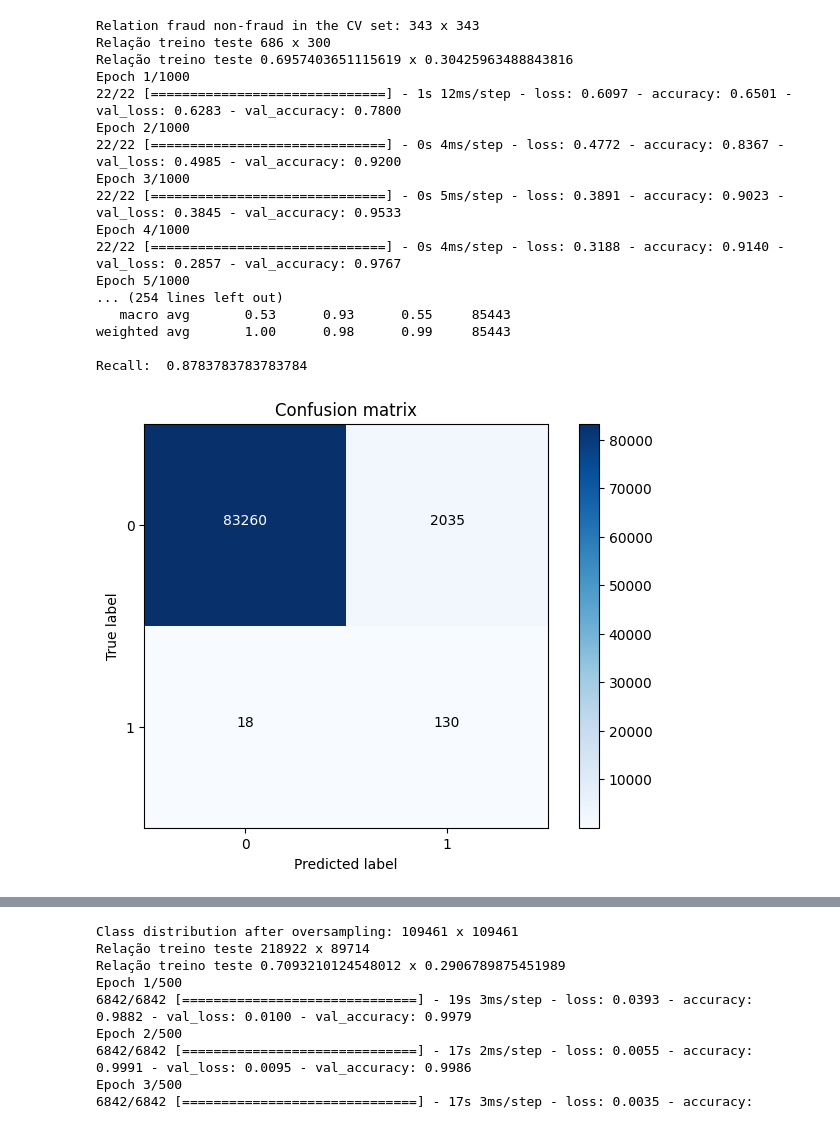
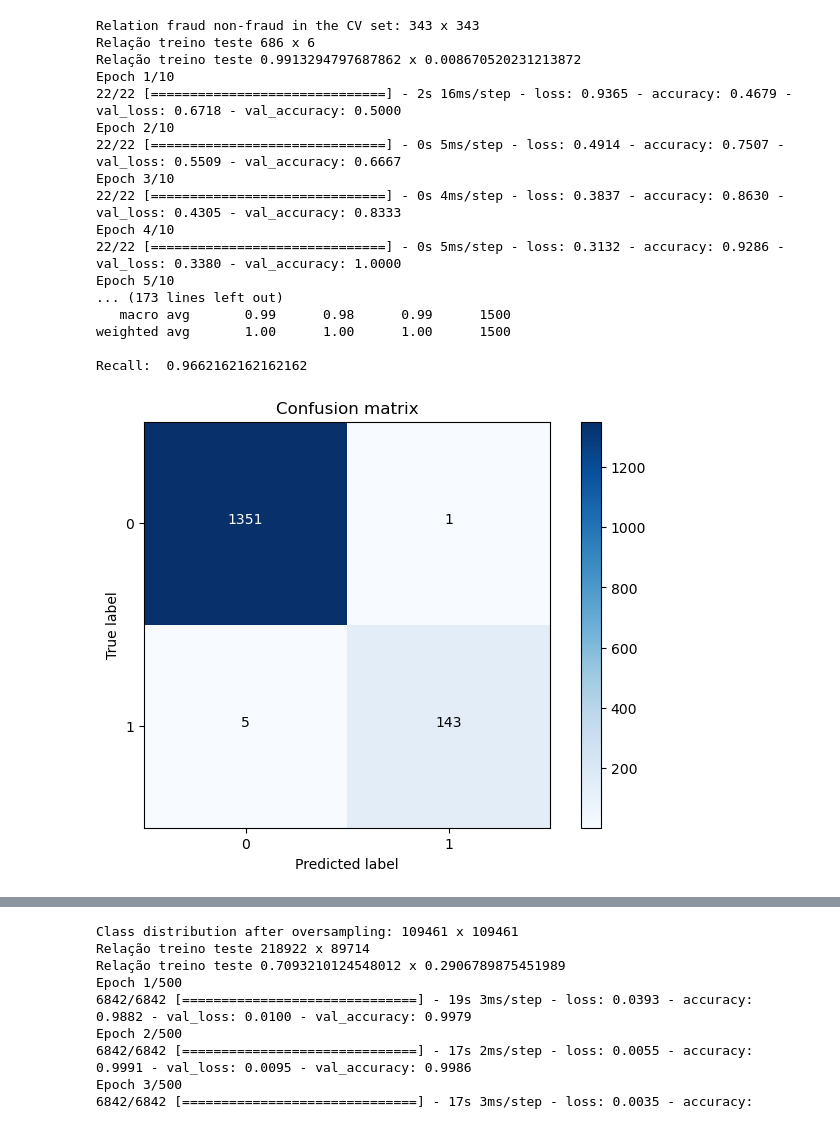
Before and after one commit to Rahafzsh/Fraud-Detection-using-DL, a Jupyter notebook: ic-work-neural.ipynb, the cells around one changed output, grey strips where cells are left out. Saved outputs shown, nothing was run; the diff lists cells and outputs as text; code cells hidden in the pictures.

```diff
--- a/ic-work-neural.ipynb
+++ b/ic-work-neural.ipynb
@@ -7,7 +7,7 @@ import pandas as pd
 import matplotlib.pyplot as plt
 
 # Load the credit card data
-data = pd.read_csv('/kaggle/input/creditcardfraud/creditcard.csv')
+data = pd.read_csv('Datasets\FinalCreditCard.csv')
 
 fraudulent = data[data['Class'] == 1]
 non_fraudulent = data[data['Class'] == 0]
@@ -207,55 +207,55 @@ for train_val_index, test_val_index in sss.split(original_Xtrain, original_ytrai
 
     # Fit the model
     early_stop = EarlyStopping(monitor='val_loss', mode='min', verbose=1, patience=10)
-    history = model.fit(x=X_train_scaled, y=y_train_resampled, epochs=1000, validation_data=(X_val_scaled, y_val),
+    history = model.fit(x=X_train_scaled, y=y_train_resampled, epochs=10, validation_data=(X_val_scaled, y_val),
                         callbacks=[early_stop])
 
     history_list.append(history.history)
 
     # Evaluate the model
     loss, accuracy = model.evaluate(X_val_scaled, y_val)
     print(f"Validation Accuracy: {accuracy}")
     accuracy_scores.append(accuracy)
 
 # Print the average accuracy across all folds
 print(f"Average Accuracy Neural Network: {np.mean(accuracy_scores)}")
 
 # Evaluate the model on the test set
 X_test_scaled = scaler.transform(original_Xtest)
 y_pred_prob = model.predict(X_test_scaled)
 y_pred = (y_pred_prob > 0.5).astype(int)
 
 # Generate the confusion matrix
 conf_matrix = confusion_matrix(original_ytest, y_pred)
 
 # Print the classification report
 print("\nClassification Report:\n", classification_report(original_ytest, y_pred))
 print("Recall: ", recall_score(original_ytest, y_pred))
 
 # Plot non-normalized confusion matrix
 class_names = [0, 1]
 plt.figure()
 plot_confusion_matrix(conf_matrix, classes=class_names, title='Confusion matrix')
 plt.show()
 # %% [output]
 Relation fraud non-fraud in the CV set: 343 x 343
-Relação treino teste 686 x 300
-Relação treino teste 0.6957403651115619 x 0.30425963488843816
-Epoch 1/1000
-22/22 [==============================] - 1s 12ms/step - loss: 0.6097 - accuracy: 0.6501 - val_loss: 0.6283 - val_accuracy: 0.7800
-Epoch 2/1000
-22/22 [==============================] - 0s 4ms/step - loss: 0.4772 - accuracy: 0.8367 - val_loss: 0.4985 - val_accuracy: 0.9200
-Epoch 3/1000
-22/22 [==============================] - 0s 5ms/step - loss: 0.3891 - accuracy: 0.9023 - val_loss: 0.3845 - val_accuracy: 0.9533
-Epoch 4/1000
-22/22 [==============================] - 0s 4ms/step - loss: 0.3188 - accuracy: 0.9140 - val_loss: 0.2857 - val_accuracy: 0.9767
-Epoch 5/1000
-... (254 lines left out)
-   macro avg       0.53      0.93      0.55     85443
-weighted avg       1.00      0.98      0.99     85443
+Relação treino teste 686 x 6
+Relação treino teste 0.9913294797687862 x 0.008670520231213872
+Epoch 1/10
+22/22 [==============================] - 2s 16ms/step - loss: 0.9365 - accuracy: 0.4679 - val_loss: 0.6718 - val_accuracy: 0.5000
+Epoch 2/10
+22/22 [==============================] - 0s 5ms/step - loss: 0.4914 - accuracy: 0.7507 - val_loss: 0.5509 - val_accuracy: 0.6667
+Epoch 3/10
+22/22 [==============================] - 0s 4ms/step - loss: 0.3837 - accuracy: 0.8630 - val_loss: 0.4305 - val_accuracy: 0.8333
+Epoch 4/10
+22/22 [==============================] - 0s 5ms/step - loss: 0.3132 - accuracy: 0.9286 - val_loss: 0.3380 - val_accuracy: 1.0000
+Epoch 5/10
+... (173 lines left out)
+   macro avg       0.99      0.98      0.99      1500
+weighted avg       1.00      1.00      1.00      1500
 
-Recall:  0.8783783783783784
+Recall:  0.9662162162162162
-[figure, old version]
+[figure, new version]
 # %%
 from sklearn.metrics import roc_curve, auc
 import matplotlib.pyplot as plt
```
Also changed, not shown: parts of 3 cells of this notebook.
